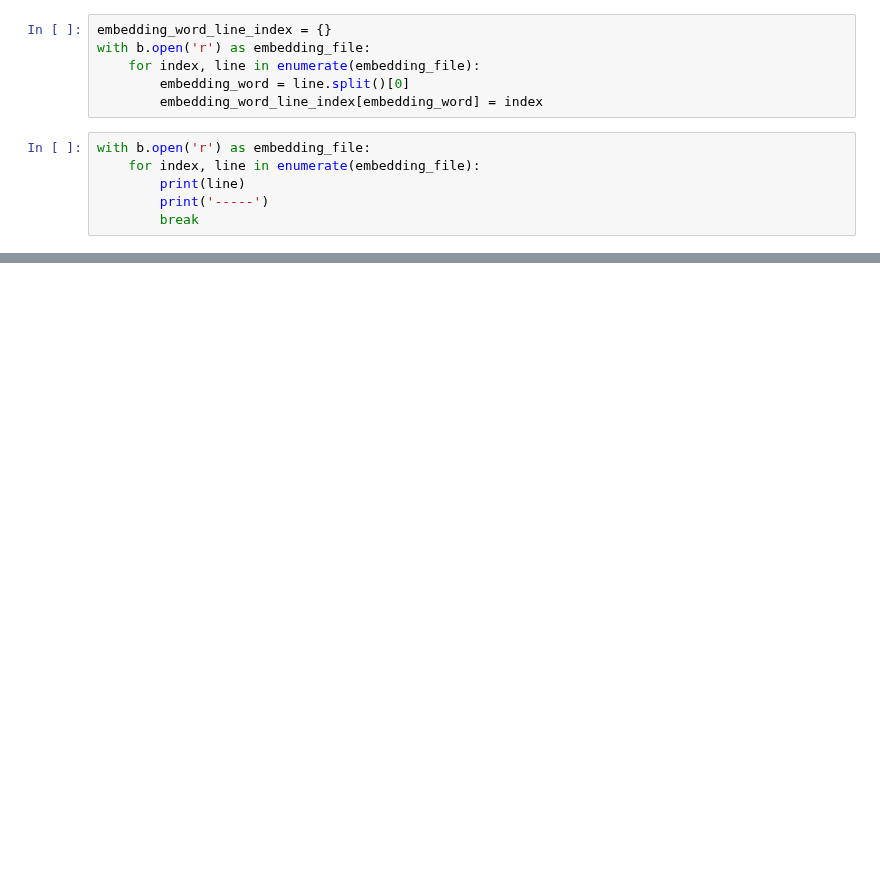
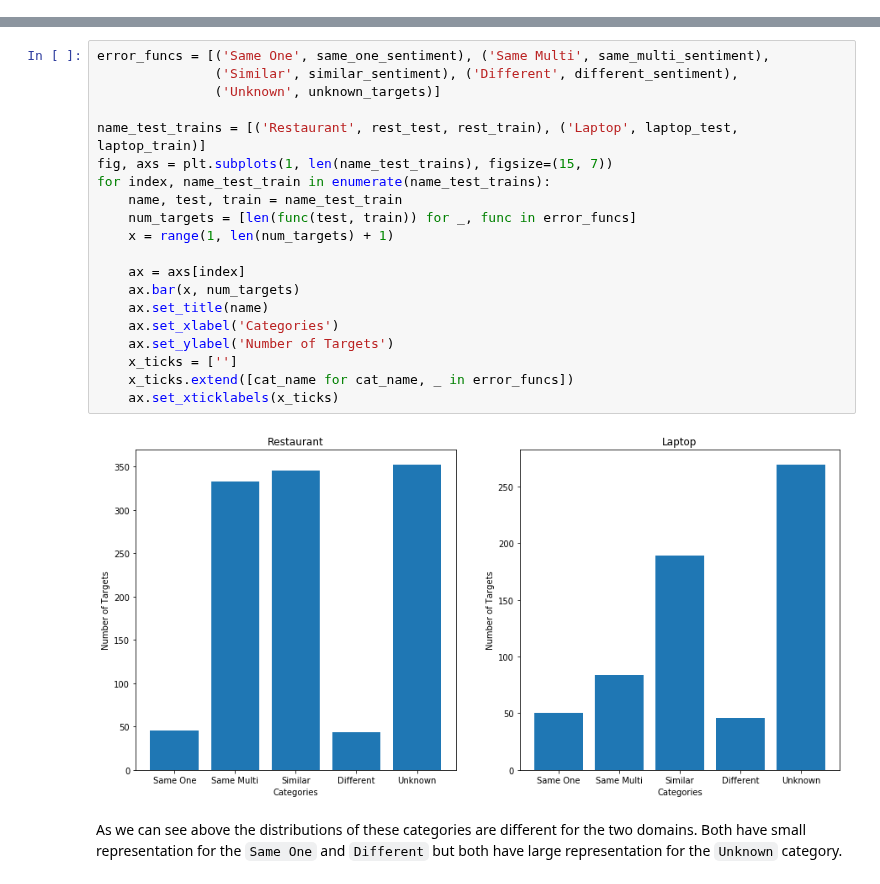
Before and after one commit to apmoore1/Bella, a Jupyter notebook: notebooks/Untitled.ipynb, the cells around one changed output, grey strips where cells are left out. Saved outputs shown, nothing was run; the diff lists cells and outputs as text; blank space fills up the shorter version.

```diff
--- a/notebooks/Untitled.ipynb
+++ b/notebooks/Untitled.ipynb
@@ -411,12 +0,0 @@ a.split()
-# %%
-embedding_word_line_index = {}
-with b.open('r') as embedding_file:
-    for index, line in enumerate(embedding_file):
-        embedding_word = line.split()[0]
-        embedding_word_line_index[embedding_word] = index
-# %%
-with b.open('r') as embedding_file:
-    for index, line in enumerate(embedding_file):
-        print(line)
-        print('-----')
-        break
@@ -486,0 +389,24 @@ h[:-2]
+# %%
+error_funcs = [('Same One', same_one_sentiment), ('Same Multi', same_multi_sentiment),
+               ('Similar', similar_sentiment), ('Different', different_sentiment),
+               ('Unknown', unknown_targets)]
+
+name_test_trains = [('Restaurant', rest_test, rest_train), ('Laptop', laptop_test, laptop_train)]
+fig, axs = plt.subplots(1, len(name_test_trains), figsize=(15, 7))
+for index, name_test_train in enumerate(name_test_trains):
+    name, test, train = name_test_train
+    num_targets = [len(func(test, train)) for _, func in error_funcs]
+    x = range(1, len(num_targets) + 1)
+
+    ax = axs[index]
+    ax.bar(x, num_targets)
+    ax.set_title(name)
+    ax.set_xlabel('Categories')
+    ax.set_ylabel('Number of Targets')
+    x_ticks = ['']
+    x_ticks.extend([cat_name for cat_name, _ in error_funcs])
+    ax.set_xticklabels(x_ticks)
+# %% [output]
+[figure, added]
+# %% [markdown]
+As we can see above the distributions of these categories are different for the two domains. Both have small representation for the `Same One` and `Different` but both have large representation for the `Unknown` category.
```
Also changed, not shown: parts of 100 cells of this notebook, 11 other files.
